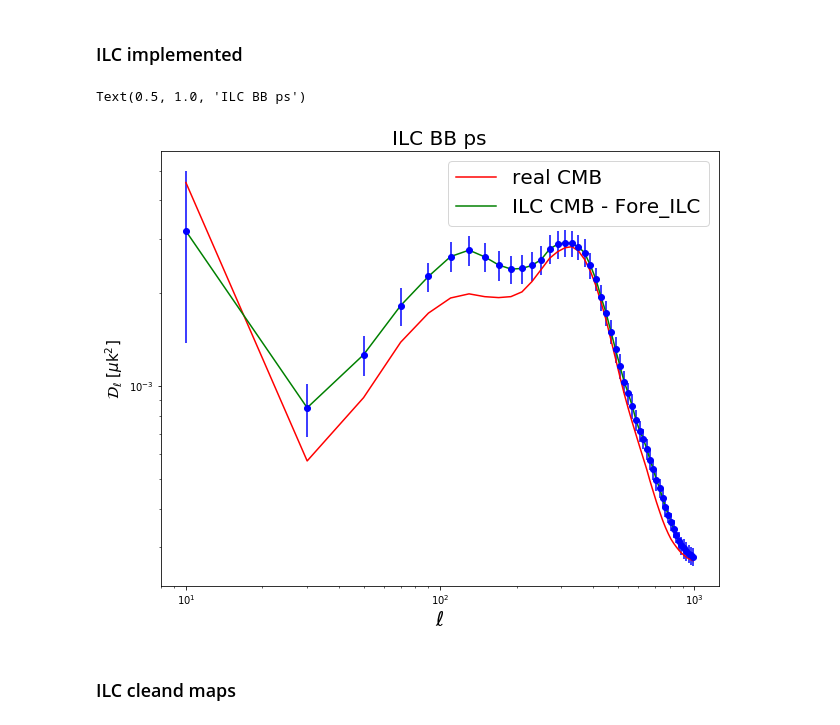
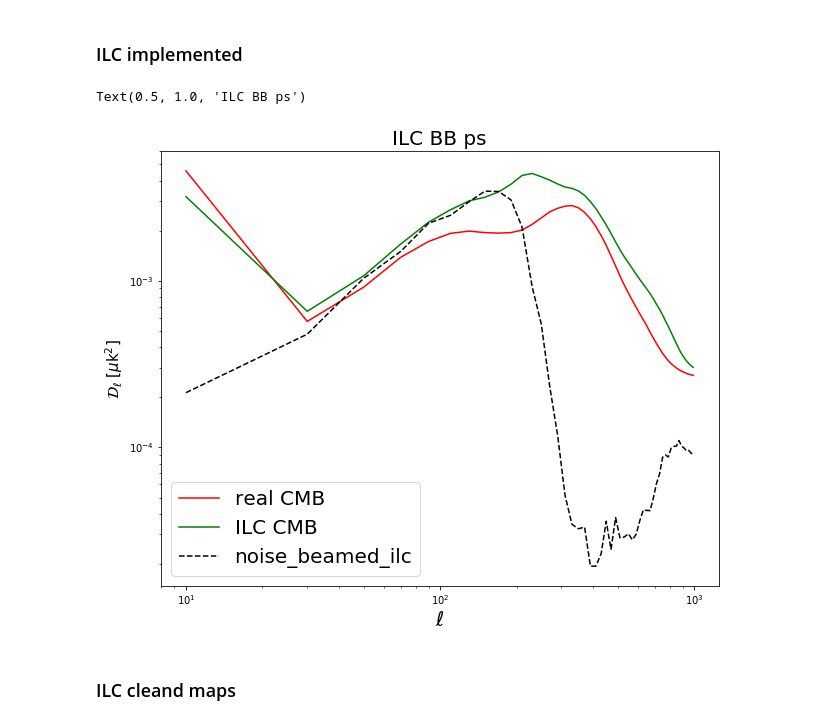
Before and after one commit to yaojian95/Ali_foreground, a Jupyter notebook: codes/Maps_for_USTC.ipynb, the cells around one changed output. Drawn from its saved outputs; the diff is of its cells as text; code cells hidden in the pictures.

Commit message:
add additional fre without noise

```diff
--- a/codes/Maps_for_USTC.ipynb
+++ b/codes/Maps_for_USTC.ipynb
@@ -183,5 +188,5 @@ dust_ps = Power_spectrum(Mask(dust), 0, lmax = lmax)
 # %%
-SamNum =100; beam_low = 27.9435; Nf = 4
+SamNum =100; beam_low = 27.9435; Nf = 4; nside = 512; lmax = 1000
 
 for i in range(SamNum):
     if i < 50:
@@ -192,31 +197,33 @@ for i in range(SamNum):
         noise_150 = hp.ud_grade(hp.read_map('/fnx/jianyao/Noise_realizations/150GHz/noise_150GHz_%s.fits'%(i), field = None, verbose = False),nside_out = nside)
 
     # K_CMB, nside = 1024, IQU
-#     noise_70 = 1e6*hp.ud_grade(hp.read_map('/fnx/jianyao/Noise_realizations/70GHz_LFI/70GHz_LFI_noise_070_full_map_mc_%05d.fits'%i, field = None, verbose = False), nside_out=nside)
-    noise_44 = 1e6*hp.ud_grade(hp.read_map('/fnx/jianyao/Noise_realizations/44GHz_LFI/noise_044_full_map_mc_%05d.fits'%i, field = None, verbose = False), nside_out=nside)
+    noise_70 = 1e6*hp.ud_grade(hp.read_map('/fnx/jianyao/Noise_realizations/70GHz_LFI/70GHz_LFI_noise_070_full_map_mc_%05d.fits'%i, field = None, verbose = False), nside_out=nside)
+#     noise_44 = 1e6*hp.ud_grade(hp.read_map('/fnx/jianyao/Noise_realizations/44GHz_LFI/noise_044_full_map_mc_%05d.fits'%i, field = None, verbose = False), nside_out=nside)
     noise_353 = 1e6*hp.ud_grade(hp.read_map('/fnx/jianyao/Noise_realizations/353GHZ_PLA/noise_353_full_map_mc_%05d.fits'%i, field = None, verbose = False), nside_out=nside)
 
     Noise = np.zeros((Nf,3,12*nside**2))
-    Noise[0] = noise_44;
+    Noise[0] = 0 #noise_44;
+#     Noise[1] = deconv(noise_70, beam_in = 13.0765, beam_out = beam_low, lmax = lmax + 100);
     Noise[1] = deconv(noise_95, beam_in = 19, beam_out = beam_low, lmax = lmax + 100);
     Noise[2] = deconv(noise_150, beam_in = 11, beam_out = beam_low, lmax = lmax + 100);
     Noise[3] = deconv(noise_353, beam_in = 4.944, beam_out = beam_low, lmax = lmax + 100);
     noise_ps_i = utils.Power_spectrum(Mask(Noise), 0, lmax = lmax);
-    np.save('/fnx/jianyao/ancillary_data/4_fre_plus_44/noise_ps/nl_deconv_masked_EB_%s.npy'%i, noise_ps_i)
+    np.save('/fnx/jianyao/ancillary_data/4_fre_plus_44_wo_noise/noise_ps/nl_deconv_masked_EB_%s.npy'%i, noise_ps_i)
 
     cmb_i = hp.ud_grade(hp.read_map('/fnx/jianyao/cmb_0.05_realizations/cmb_IQU_%s.fits'%(i), field = None, verbose = False), nside_out = 512)
 
     total = np.zeros((Nf, 3, 12*nside**2))
-    total[0] = smooth(cmb_i, beam_out = beam_low, lmax = lmax + 100) + fore44 + noise_44
+    total[0] = smooth(cmb_i, beam_out = beam_low, lmax = lmax + 100) + fore44 + 0 # noise_44 = 0
+#     total[1] = deconv(smooth(cmb_i, beam_out = 13.0765, lmax = lmax + 100) + fore70 + noise_70, beam_in = 13.0765, beam_out = beam_low, lmax = lmax + 100)
     total[1] = deconv(smooth(cmb_i, beam_out = 19, lmax = lmax + 100) + fore95 + noise_95, beam_in = 19, beam_out = beam_low, lmax = lmax + 100)
     total[2] = deconv(smooth(cmb_i, beam_out=11, lmax = lmax + 100) + fore150 + noise_150, beam_in = 11, beam_out = beam_low, lmax = lmax + 100)
     total[3] = deconv(smooth(cmb_i, beam_out=4.944, lmax = lmax + 100) + fore353 + noise_353, beam_in = 4.944, beam_out = beam_low, lmax = lmax + 100)
 
-    np.save('/fnx/jianyao/ancillary_data/4_fre_plus_44/total_map_unmasked/total_map_deconv_unmasked_IQU_%03d.npy'%i, total)
+    np.save('/fnx/jianyao/ancillary_data/4_fre_plus_44_wo_noise/total_map_unmasked/total_map_deconv_unmasked_IQU_%03d.npy'%i, total)
     total_mask = Mask(total)
 
     total_ps_i = utils.Power_spectrum(total_mask, 0, lmax = lmax)
-    np.save('/fnx/jianyao/ancillary_data/4_fre_plus_44/total_ps/total_ps_deconv_masked_EB_%s.npy'%i, total_ps_i)
+    np.save('/fnx/jianyao/ancillary_data/4_fre_plus_44_wo_noise/total_ps/total_ps_deconv_masked_EB_%s.npy'%i, total_ps_i)
 # %% [markdown]
 # ILC
 # %% [markdown]
@@ -227,17 +234,18 @@ for i in range(SamNum):
 Nf = 4
 # %%
 SamNum = 100 ## just one realization , or all the realizations.
-Cl_ilc = np.zeros((SamNum, Q)); itera = 1; mode = 1; Fore_cl= np.zeros((SamNum, Q)); sync_cl = np.zeros((SamNum, Q)); dust_cl = np.zeros((SamNum, Q))
+Q = 50
+Cl_ilc = np.zeros((SamNum, Q)); itera = 1; mode = 1; #Fore_cl= np.zeros((SamNum, Q)); sync_cl = np.zeros((SamNum, Q)); dust_cl = np.zeros((SamNum, Q))
 for n in range(SamNum):
 
     e = np.matrix(np.ones(Nf))
-    total_ps_i = np.load('/fnx/jianyao/ancillary_data/4_fre_plus_44/total_ps/total_ps_deconv_masked_EB_%s.npy'%n)
-    noise_ps_i = np.load('/fnx/jianyao/ancillary_data/4_fre_plus_44/noise_ps/nl_deconv_masked_EB_%s.npy'%n)
+    total_ps_i = np.load('/fnx/jianyao/ancillary_data/4_fre_plus_44_wo_noise/total_ps/total_ps_deconv_masked_EB_%s.npy'%n)
+    noise_ps_i = np.load('/fnx/jianyao/ancillary_data/4_fre_plus_44_wo_noise/noise_ps/nl_deconv_masked_EB_%s.npy'%n)
     ## Power_spectrum return EE and BB at the same time. So total_ps[0] = EE; total_ps[1] = BB
     noise_bin = utils.bin_l(noise_ps_i[mode], lmax, Q);
     noise_ilc = np.zeros(Q);
     total_bin = utils.bin_l(total_ps_i[mode], lmax, Q);
-    fore_bin = utils.bin_l(fore_ps[mode], lmax, Q); sync_bin = utils.bin_l(sync_ps[mode], lmax, Q); dust_bin = utils.bin_l(dust_ps[mode], lmax, Q);
+#     fore_bin = utils.bin_l(fore_ps[mode], lmax, Q); sync_bin = utils.bin_l(sync_ps[mode], lmax, Q); dust_bin = utils.bin_l(dust_ps[mode], lmax, Q);
 
     for r in range(itera):
         if r == 0:
@@ -296,37 +307,38 @@ dust_mean = np.mean(dust_cl, axis = 0)
+# %%
+cl_clean_44 = np.load('/fnx/jianyao/cmb_0.05_realizations/cl_clean_44GHz_mean_std.npy')[0:2]
 # %%
-fig1 = plt.figure(1, figsize=(10,8))
+fig1 = plt.figure(1, figsize=(10,8)); psn = ['EE', 'BB']
 # plt.axis('off')
 # frame1=fig1.add_axes((.1,.4,.8,.5)) # x0, y0, width, height
-plt.loglog(Ell, Ell*(Ell+1)/2/np.pi*cl_clean_44_mean[mode] , 'r-',label = 'real CMB')
-plt.loglog(Ell, Ell*(Ell+1)/2/np.pi*(cl_ilc_mean ), 'g-', label = 'ILC CMB - Fore_ILC')
-# plt.loglog(Ell, Ell*(Ell+1)/2/np.pi*noise_ilc, 'k--', label = 'noise_beamed_ilc')
+plt.loglog(Ell, Ell*(Ell+1)/2/np.pi*cl_clean_44[mode], 'r-',label = 'real CMB')
+plt.loglog(Ell, Ell*(Ell+1)/2/np.pi*(cl_ilc_mean), 'g-', label = 'ILC CMB')
+plt.loglog(Ell, Ell*(Ell+1)/2/np.pi*noise_ilc, 'k--', label = 'noise_beamed_ilc')
 # plt.loglog(Ell, Ell*(Ell+1)/2/np.pi*fore_mean, 'b--', label = 'Fore_ilc_residual')
 # plt.loglog(Ell, Ell*(Ell+1)/2/np.pi*dust_mean, 'y--', label = 'Dust_ILC')
 # plt.loglog(Ell, Ell*(Ell+1)/2/np.pi*sync_mean, 'k--', label = 'Synchrotron_ILC')
-
 
 # plt.loglog(Ell, Ell*(Ell+1)/2/np.pi*bin_l(total_cl95[mode+1], lmax, Q), 'purple', label = 'total_ps 95GHz')
 # plt.loglog(Ell, Ell*(Ell+1)/2/np.pi*bin_l(total_cl150[mode+1], lmax, Q), 'orange', label = 'total_ps 150GHz')
 # plt.loglog(Ell, Ell*(Ell+1)/2/np.pi*bin_l(total_cl353[mode+1], lmax, Q), 'k-', label = 'total_ps 353GHz')
 
 # plt.xscale('linear')
-plt.errorbar(Ell,Ell*(Ell+1)*cl_ilc_mean/2/np.pi, yerr = Ell*(Ell+1)/2/np.pi*cl_ilc_std,fmt='bo',capthick = 0.1)
+# plt.errorbar(Ell,Ell*(Ell+1)*cl_ilc_mean/2/np.pi, yerr = Ell*(Ell+1)/2/np.pi*cl_ilc_std,fmt='bo',capthick = 0.1)
 # plt.ylim(1e-4, 1e-1)
 plt.xlabel('$\ell$', fontsize = 20);
 plt.ylabel(r'$\mathcal{D}_{\ell}$ [$\mu$k$^2$]', fontsize = 15)
 plt.legend(fontsize = 20)
 # plt.title('ILC in harmonical space, subtracting %s * dust'%frac, fontsize = 20)
 
 # frame2=fig1.add_axes((.1,.1,.8,.3))
 # plt.semilogx(Ell, (cl_ilc - cls)/cls*100, 'k--')
 # plt.axhline(0,color = 'k')
 # plt.ylabel(r'$\Delta \mathcal{D}_\ell$/$\mathcal{D}^{real}_{\ell} $ [%]', fontsize = 15);plt.xlabel(r'$\ell$', fontsize = 20)
 # plt.ylim(-100, 100)
 plt.title('ILC %s ps'%psn[mode], fontsize = 20)
 # plt.savefig('/home/jianyao/Ali_maps/results/0225_4fre_ABS_ILC/EE_ILC_with_77GHz.jpg', format = 'jpg')
 # %% [output]
 Text(0.5, 1.0, 'ILC BB ps')
-[figure, old version]
+[figure, new version]
 # %%
 total_cl150 = hp.anafast(total_mask[1]); total_cl353 = hp.anafast(total_mask[2])
 # %%
```
Also changed, not shown: parts of 13 cells of this notebook.
